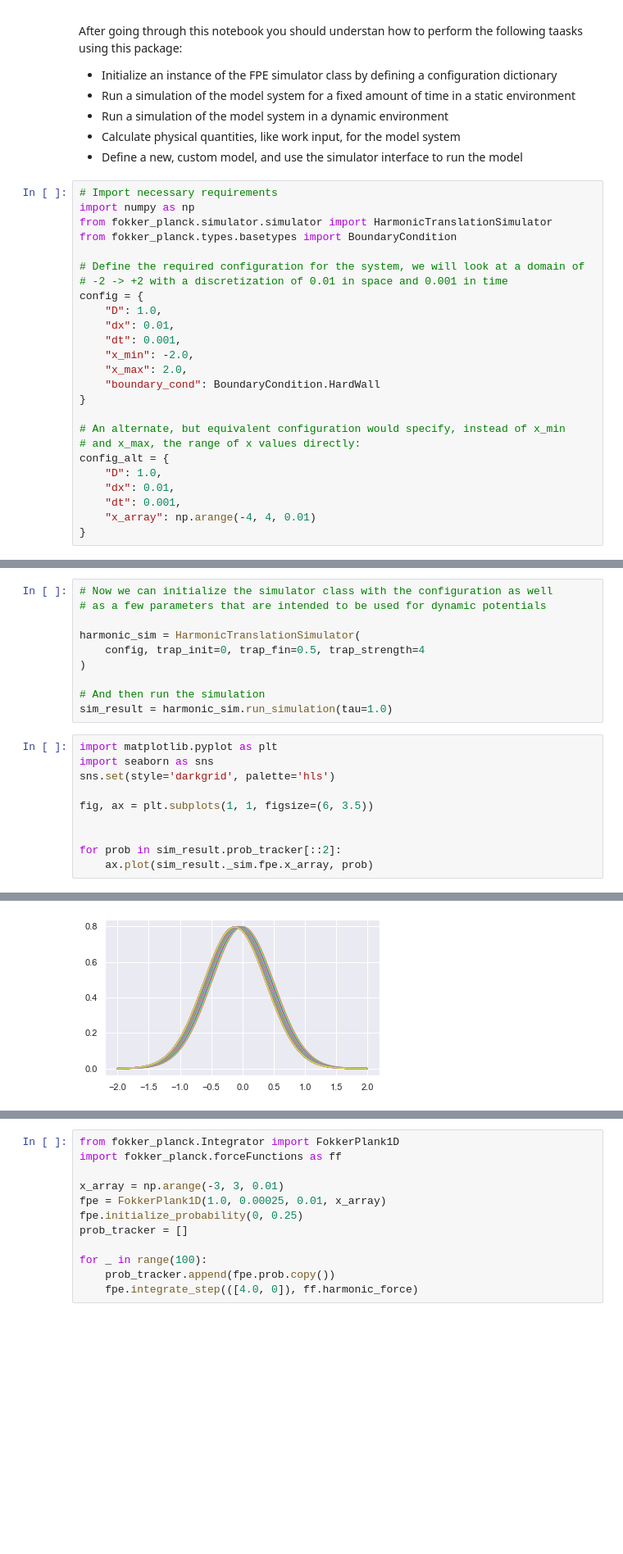
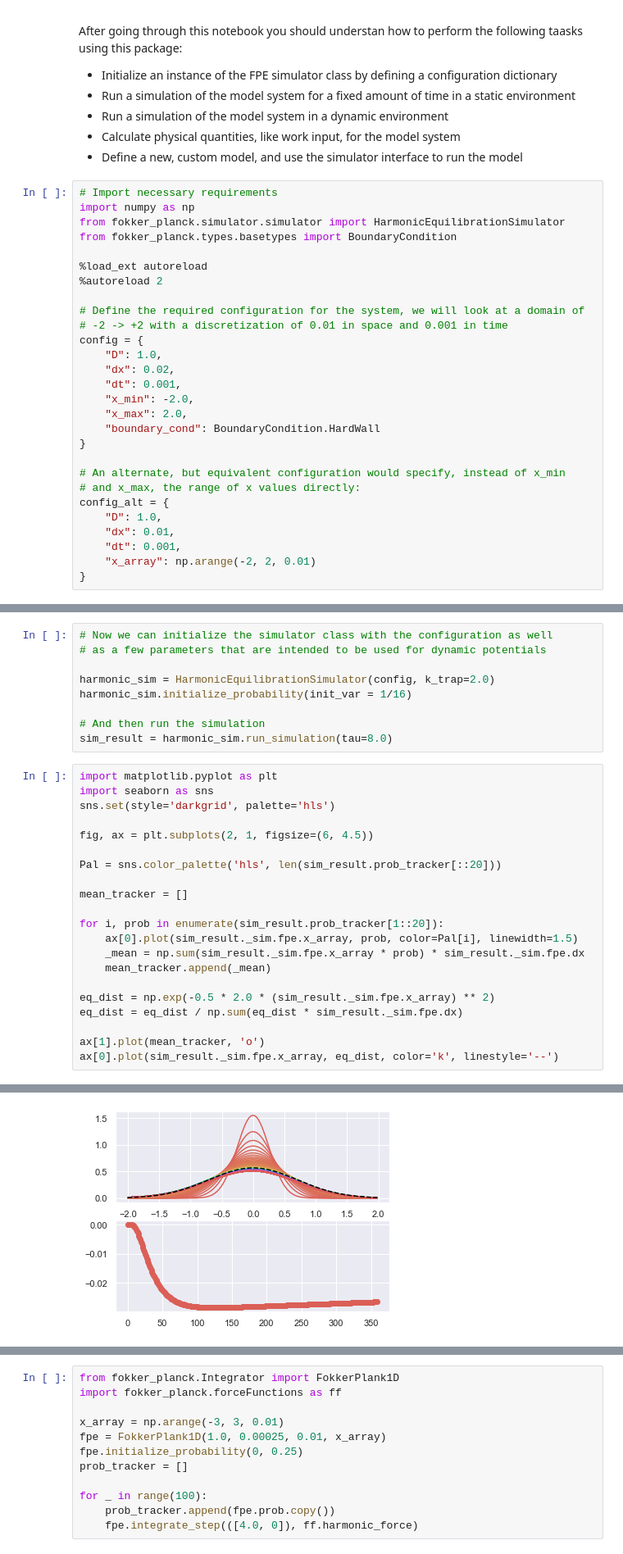
Before and after one commit to StevenJLarge/FokkerPlanck, a Jupyter notebook: notebooks/tutorials/01-simulator.ipynb, the cells around one changed output, grey strips where cells are left out. Shown at 82% size. Drawn from its saved outputs; the diff is of its cells as text; blank space fills up the shorter version.

Commit message:
Started debugging through static simulators

```diff
--- a/notebooks/tutorials/01-simulator.ipynb
+++ b/notebooks/tutorials/01-simulator.ipynb
@@ -12,14 +12,17 @@ After going through this notebook you should understan how to perform the follow
 # %%
 # Import necessary requirements
 import numpy as np
-from fokker_planck.simulator.simulator import HarmonicTranslationSimulator
+from fokker_planck.simulator.simulator import HarmonicEquilibrationSimulator
 from fokker_planck.types.basetypes import BoundaryCondition
+
+%load_ext autoreload
+%autoreload 2
 
 # Define the required configuration for the system, we will look at a domain of
 # -2 -> +2 with a discretization of 0.01 in space and 0.001 in time
 config = {
     "D": 1.0,
-    "dx": 0.01,
+    "dx": 0.02,
     "dt": 0.001,
     "x_min": -2.0,
     "x_max": 2.0,
@@ -32,5 +35,5 @@ config_alt = {
     "D": 1.0,
     "dx": 0.01,
     "dt": 0.001,
-    "x_array": np.arange(-4, 4, 0.01)
+    "x_array": np.arange(-2, 2, 0.01)
 }
@@ -38,20 +44,30 @@ config_alt = {
 # Now we can initialize the simulator class with the configuration as well
 # as a few parameters that are intended to be used for dynamic potentials
 
-harmonic_sim = HarmonicTranslationSimulator(
-    config, trap_init=0, trap_fin=0.5, trap_strength=4
-)
+harmonic_sim = HarmonicEquilibrationSimulator(config, k_trap=2.0)
+harmonic_sim.initialize_probability(init_var = 1/16)
 
 # And then run the simulation
-sim_result = harmonic_sim.run_simulation(tau=1.0)
+sim_result = harmonic_sim.run_simulation(tau=8.0)
 # %%
 import matplotlib.pyplot as plt
 import seaborn as sns
 sns.set(style='darkgrid', palette='hls')
 
-fig, ax = plt.subplots(1, 1, figsize=(6, 3.5))
+fig, ax = plt.subplots(2, 1, figsize=(6, 4.5))
 
+Pal = sns.color_palette('hls', len(sim_result.prob_tracker[::20]))
 
-for prob in sim_result.prob_tracker[::2]:
-    ax.plot(sim_result._sim.fpe.x_array, prob)
+mean_tracker = []
+
+for i, prob in enumerate(sim_result.prob_tracker[1::20]):
+    ax[0].plot(sim_result._sim.fpe.x_array, prob, color=Pal[i], linewidth=1.5)
+    _mean = np.sum(sim_result._sim.fpe.x_array * prob) * sim_result._sim.fpe.dx
+    mean_tracker.append(_mean)
+
+eq_dist = np.exp(-0.5 * 2.0 * (sim_result._sim.fpe.x_array) ** 2)
+eq_dist = eq_dist / np.sum(eq_dist * sim_result._sim.fpe.dx)
+
+ax[1].plot(mean_tracker, 'o')
+ax[0].plot(sim_result._sim.fpe.x_array, eq_dist, color='k', linestyle='--')
 # %% [output]
@@ -58 +75 @@ for prob in sim_result.prob_tracker[::2]:
-[figure, old version]
+[figure, new version]
```
Also changed, not shown: parts of 3 cells of this notebook, 2 other files.
